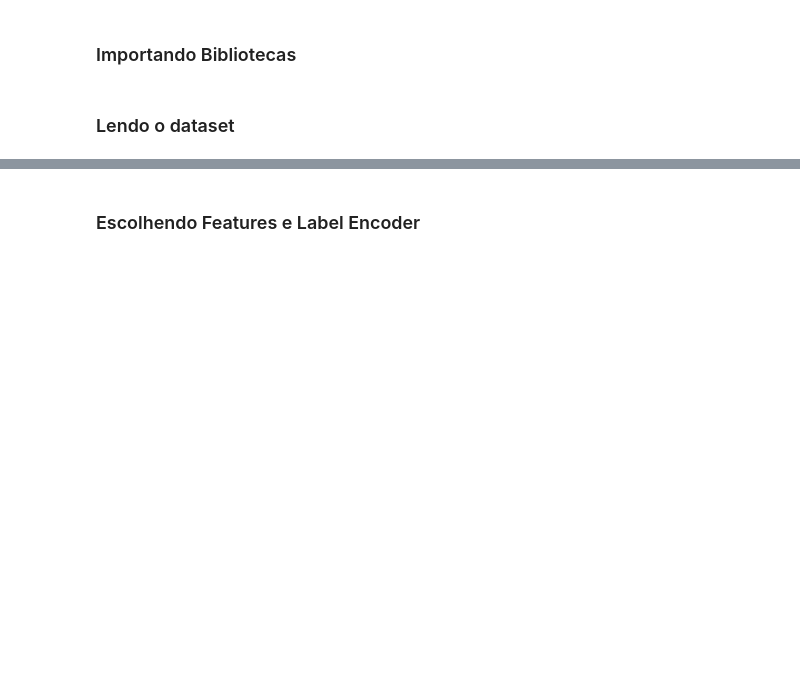
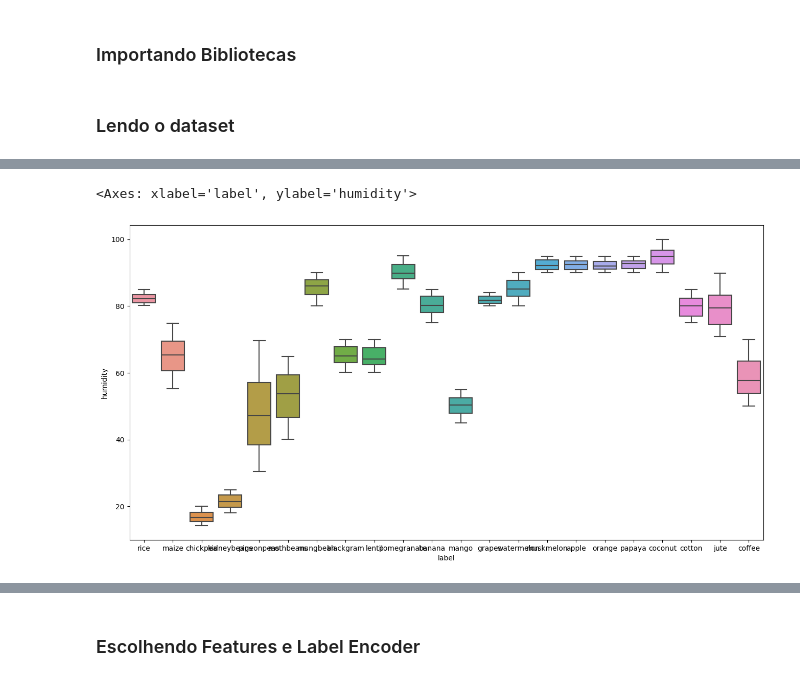
Before and after one commit to marcelo-jrs/notebook_fertilizer_predictor, a Jupyter notebook: testes/crop-pred-teste.ipynb, the cells around one changed output, grey strips where cells are left out. Saved outputs shown, nothing was run; the diff lists cells and outputs as text; code cells hidden in the pictures; blank space fills up the shorter version.

```diff
--- a/testes/crop-pred-teste.ipynb
+++ b/testes/crop-pred-teste.ipynb
@@ -24,0 +100,6 @@ crop.head(5)
+# %%
+plt.figure(figsize=(16,8))
+sns.boxplot(y = crop['humidity'], x = crop['label'])
+# %% [output]
+<Axes: xlabel='label', ylabel='humidity'>
+[figure, added]
```
Also changed, not shown: parts of 45 cells of this notebook, 5 other files.
